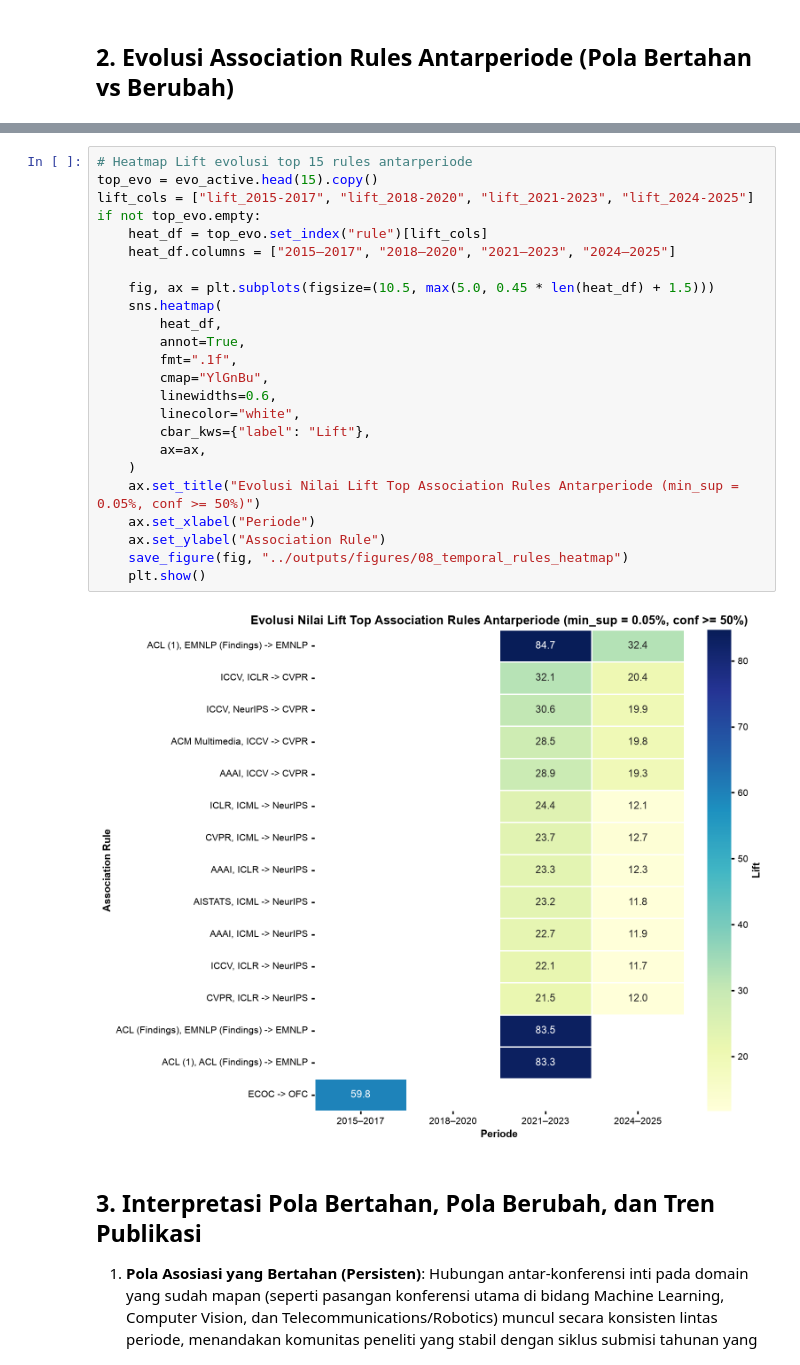
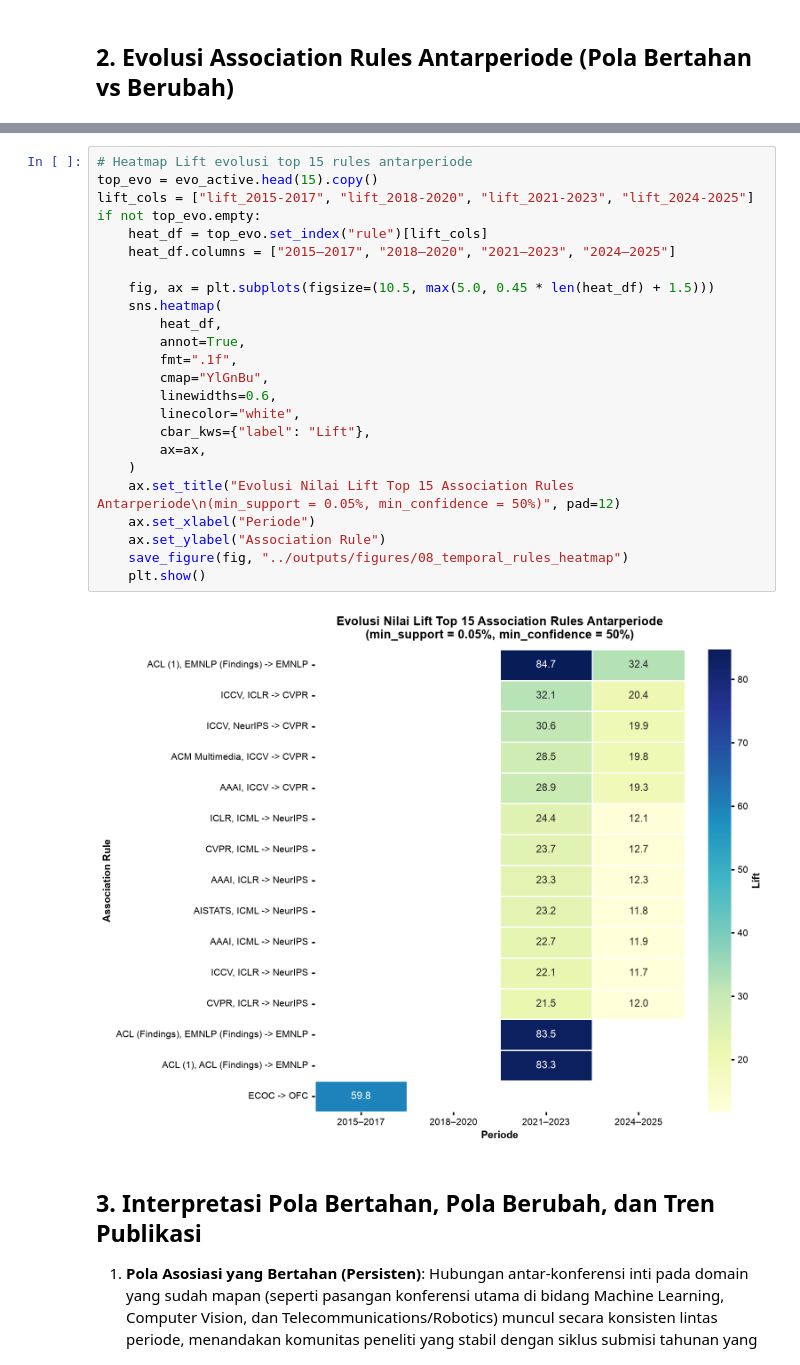
Before and after one commit to iammadsfq/DBLP-Mining_IF4041, a Jupyter notebook: notebooks/04_temporal_analysis.ipynb, the cells around one changed output, grey strips where cells are left out. Drawn from its saved outputs; the diff is of its cells as text.

```diff
--- a/notebooks/04_temporal_analysis.ipynb
+++ b/notebooks/04_temporal_analysis.ipynb
@@ -122,29 +122,29 @@ display(evo_active.head(20))
 # %%
 # Heatmap Lift evolusi top 15 rules antarperiode
 top_evo = evo_active.head(15).copy()
 lift_cols = ["lift_2015-2017", "lift_2018-2020", "lift_2021-2023", "lift_2024-2025"]
 if not top_evo.empty:
     heat_df = top_evo.set_index("rule")[lift_cols]
     heat_df.columns = ["2015–2017", "2018–2020", "2021–2023", "2024–2025"]
 
     fig, ax = plt.subplots(figsize=(10.5, max(5.0, 0.45 * len(heat_df) + 1.5)))
     sns.heatmap(
         heat_df,
         annot=True,
         fmt=".1f",
         cmap="YlGnBu",
         linewidths=0.6,
         linecolor="white",
         cbar_kws={"label": "Lift"},
         ax=ax,
     )
-    ax.set_title("Evolusi Nilai Lift Top Association Rules Antarperiode (min_sup = 0.05%, conf >= 50%)")
+    ax.set_title("Evolusi Nilai Lift Top 15 Association Rules Antarperiode\n(min_support = 0.05%, min_confidence = 50%)", pad=12)
     ax.set_xlabel("Periode")
     ax.set_ylabel("Association Rule")
     save_figure(fig, "../outputs/figures/08_temporal_rules_heatmap")
     plt.show()
 # %% [output]
-[figure, old version]
+[figure, new version]
 # %% [markdown]
 ## 3. Interpretasi Pola Bertahan, Pola Berubah, dan Tren Publikasi
 
```
Also changed, not shown: 32 other files.
